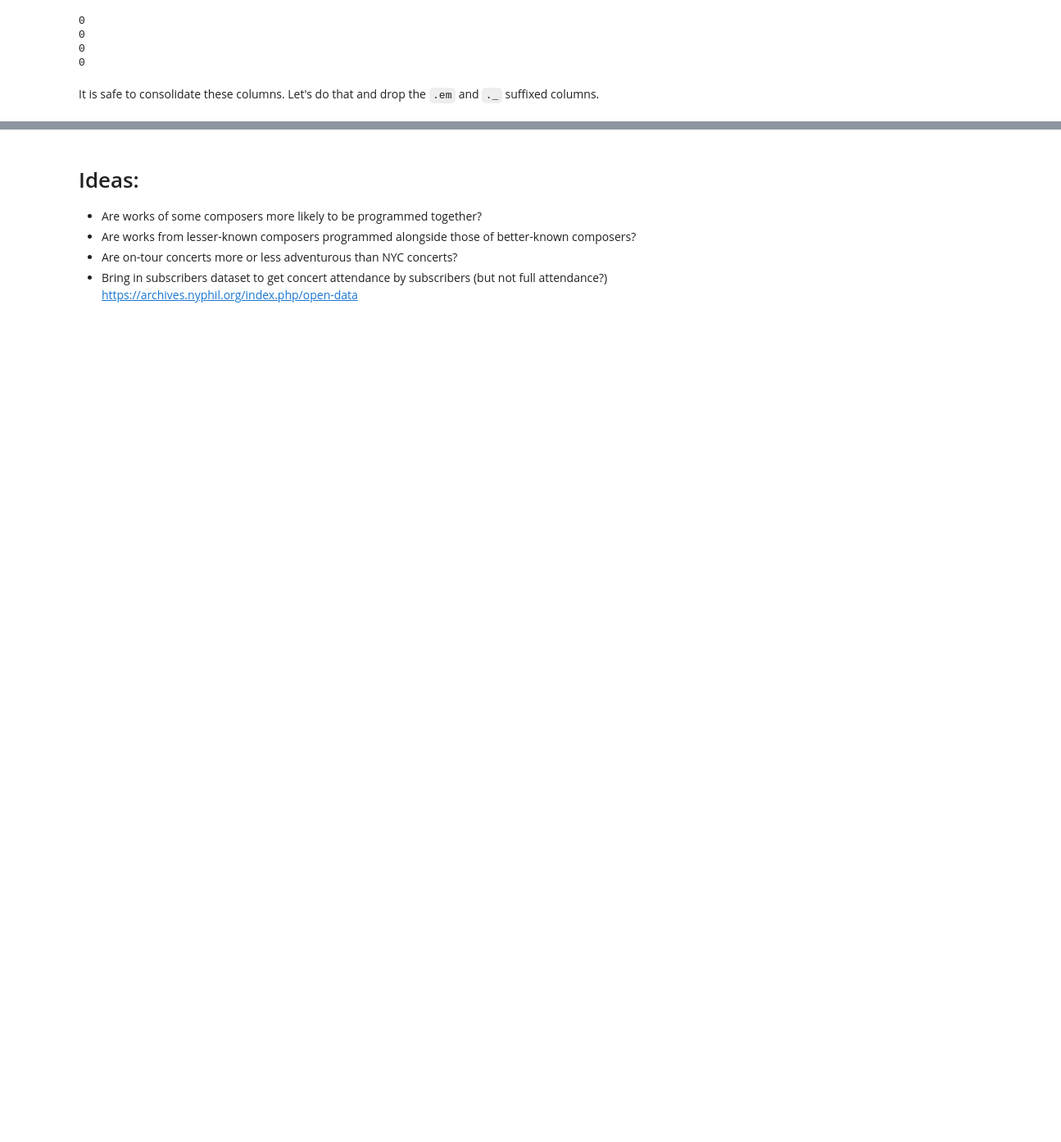
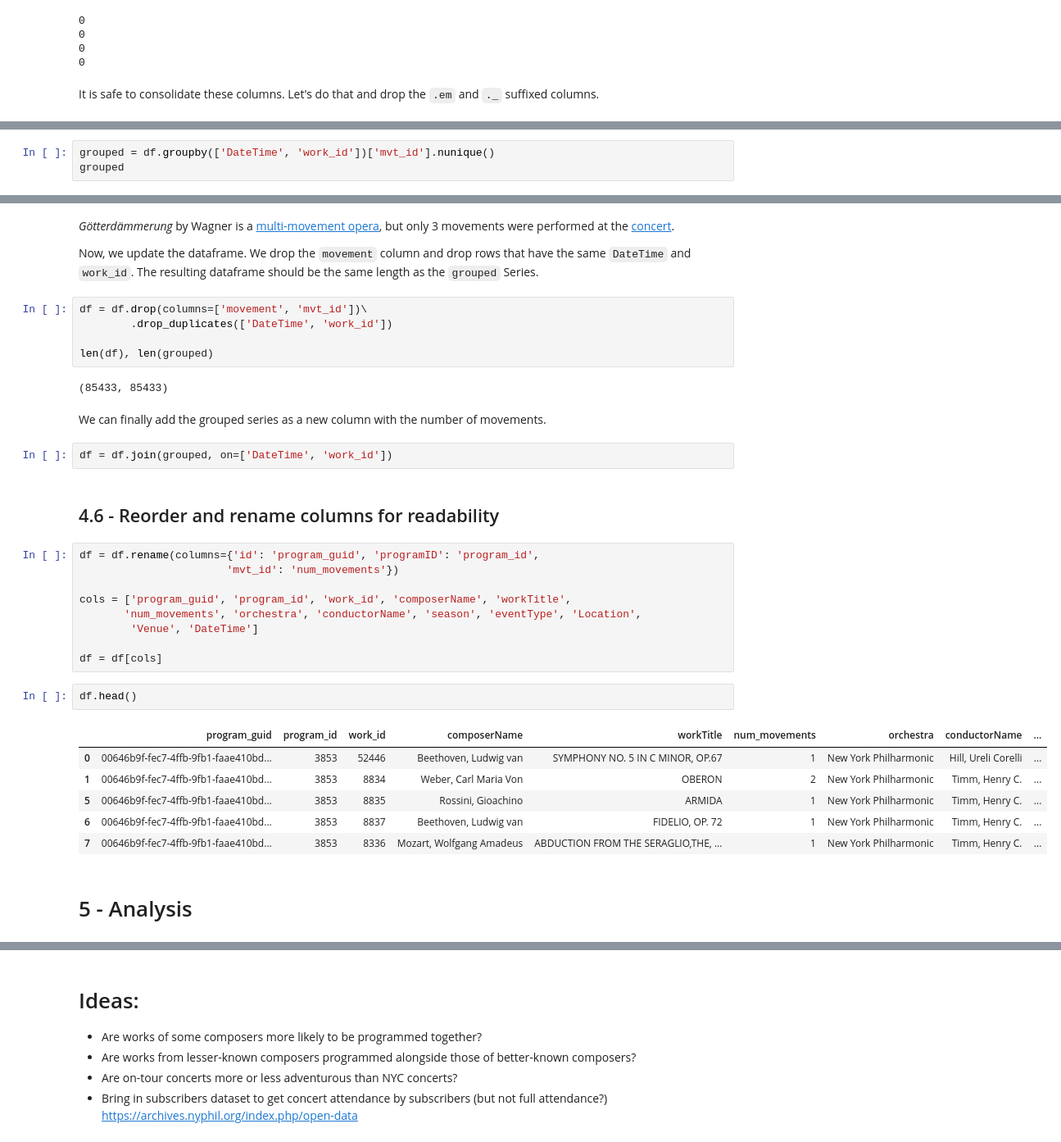
Before and after one commit to physinet/NY-Phil-EDA, a Jupyter notebook: EDA.ipynb, the cells around one changed output, grey strips where cells are left out. Shown at 82% size. Cells and saved outputs as stored; diff of their text form; blank space fills up the shorter version.

```diff
--- a/EDA.ipynb
+++ b/EDA.ipynb
@@ -247,0 +336,3 @@ Name: orchestra, dtype: int64
+# %%
+grouped = df.groupby(['DateTime', 'work_id'])['mvt_id'].nunique()
+grouped
@@ -247,0 +368,37 @@ Name: orchestra, dtype: int64
+# %% [markdown]
+_Götterdämmerung_ by Wagner is a [multi-movement opera](https://en.wikipedia.org/wiki/G%C3%B6tterd%C3%A4mmerung), but only 3 movements were performed at the [concert](https://archives.nyphil.org/index.php/artifact/830a1bc8-16ed-434c-a282-43d851cfc5c4-0.1).
+
+Now, we update the dataframe. We drop the `movement` column and drop rows that have the same `DateTime` and `work_id`. The resulting dataframe should be the same length as the `grouped` Series.
+# %%
+df = df.drop(columns=['movement', 'mvt_id'])\
+        .drop_duplicates(['DateTime', 'work_id'])
+
+len(df), len(grouped)
+# %% [output]
+(85433, 85433)
+# %% [markdown]
+We can finally add the grouped series as a new column with the number of movements.
+# %%
+df = df.join(grouped, on=['DateTime', 'work_id'])
+# %% [markdown]
+## 4.6 - Reorder and rename columns for readability
+# %%
+df = df.rename(columns={'id': 'program_guid', 'programID': 'program_id',
+                       'mvt_id': 'num_movements'})
+
+cols = ['program_guid', 'program_id', 'work_id', 'composerName', 'workTitle',
+       'num_movements', 'orchestra', 'conductorName', 'season', 'eventType', 'Location',
+        'Venue', 'DateTime']
+
+df = df[cols]
+# %%
+df.head()
+# %% [output]
+|  | program_guid | program_id | work_id | composerName | workTitle | num_movements | orchestra | conductorName | ... |
+| 0 | 00646b9f-fec7-4ffb-9fb1-faae410bd... | 3853 | 52446 | Beethoven, Ludwig van | SYMPHONY NO. 5 IN C MINOR, OP.67 | 1 | New York Philharmonic | Hill, Ureli Corelli | ... |
+| 1 | 00646b9f-fec7-4ffb-9fb1-faae410bd... | 3853 | 8834 | Weber, Carl Maria Von | OBERON | 2 | New York Philharmonic | Timm, Henry C. | ... |
+| 5 | 00646b9f-fec7-4ffb-9fb1-faae410bd... | 3853 | 8835 | Rossini, Gioachino | ARMIDA | 1 | New York Philharmonic | Timm, Henry C. | ... |
+| 6 | 00646b9f-fec7-4ffb-9fb1-faae410bd... | 3853 | 8837 | Beethoven, Ludwig van | FIDELIO, OP. 72 | 1 | New York Philharmonic | Timm, Henry C. | ... |
+| 7 | 00646b9f-fec7-4ffb-9fb1-faae410bd... | 3853 | 8336 | Mozart, Wolfgang Amadeus | ABDUCTION FROM THE SERAGLIO,THE, ... | 1 | New York Philharmonic | Timm, Henry C. | ... |
+# %% [markdown]
+# 5 - Analysis
```
Also changed, not shown: parts of 74 cells of this notebook.
